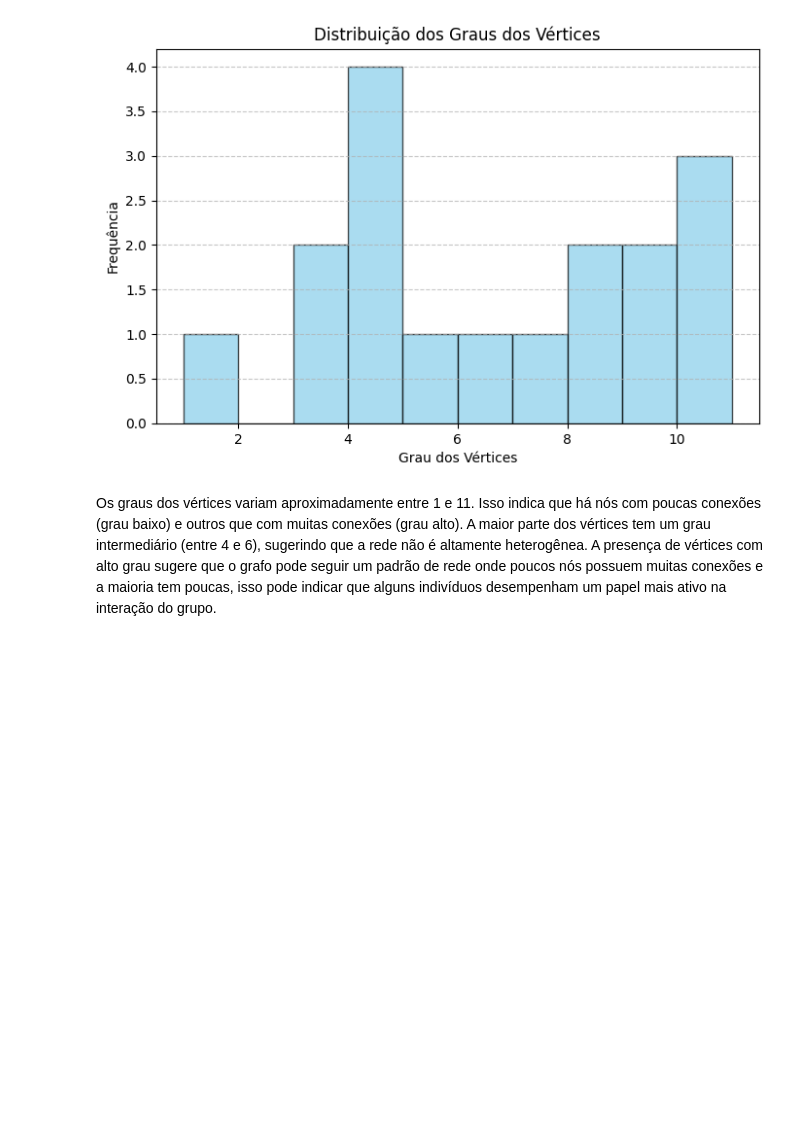
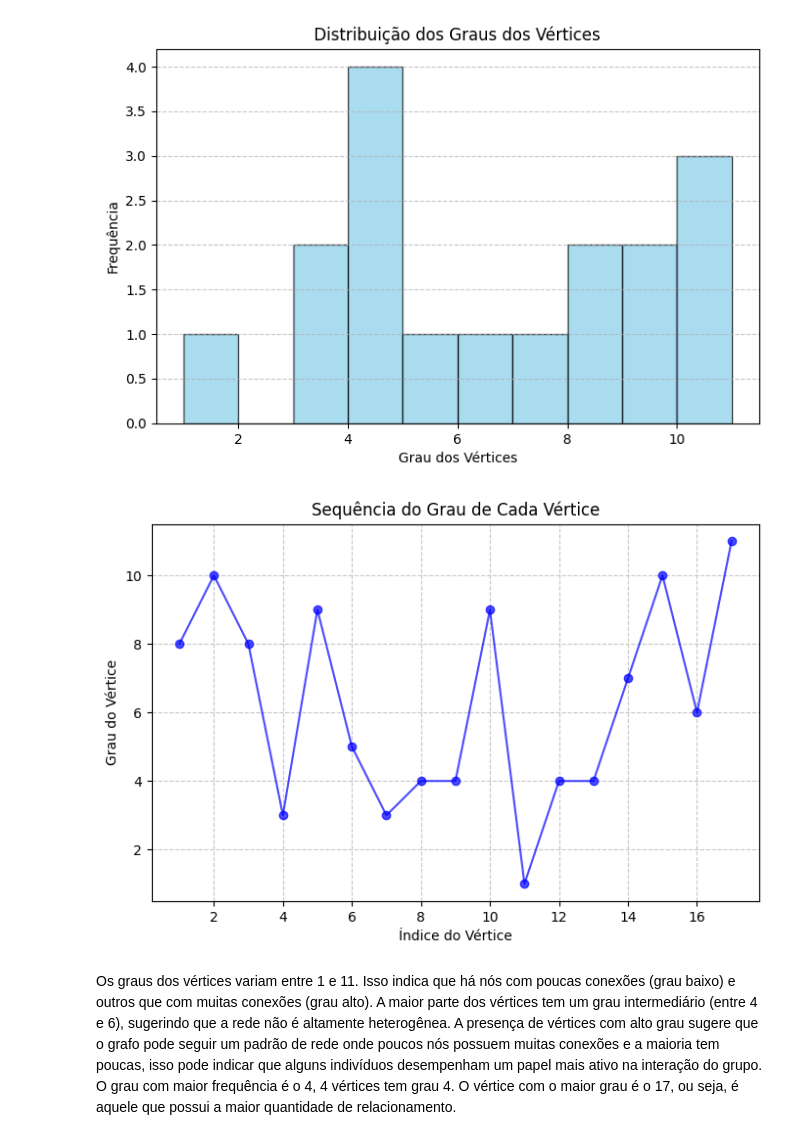
Before and after one commit to cowvin0/UFPB, a Jupyter notebook: grafos/atividade1/atividade1_gabriel_pereira.ipynb, the cells around one changed output. Cells and saved outputs as stored; diff of their text form; code cells hidden in the pictures; blank space fills up the shorter version.

```diff
--- a/grafos/atividade1/atividade1_gabriel_pereira.ipynb
+++ b/grafos/atividade1/atividade1_gabriel_pereira.ipynb
@@ -102,5 +105,16 @@ plt.grid(axis="y", linestyle="--", alpha=0.7)
 plt.show()
 # %% [output]
 [figure]
+# %%
+graus_ordenados = dict(sorted(G.degree()))
+plt.figure(figsize=(8, 5))
+plt.plot(graus_ordenados.keys(), graus_ordenados.values(), marker="o", linestyle="-", color="b", alpha=0.7)
+plt.xlabel("Índice do Vértice")
+plt.ylabel("Grau do Vértice")
+plt.title("Sequência do Grau de Cada Vértice")
+plt.grid(axis="both", linestyle="--", alpha=0.7)
+plt.show()
+# %% [output]
+[figure, added]
 # %% [markdown]
-Os graus dos vértices variam aproximadamente entre 1 e 11. Isso indica que há nós com poucas conexões (grau baixo) e outros que com muitas conexões (grau alto). A maior parte dos vértices tem um grau intermediário (entre 4 e 6), sugerindo que a rede não é altamente heterogênea. A presença de vértices com alto grau sugere que o grafo pode seguir um padrão de rede onde poucos nós possuem muitas conexões e a maioria tem poucas, isso pode indicar que alguns indivíduos desempenham um papel mais ativo na interação do grupo.
+Os graus dos vértices variam entre 1 e 11. Isso indica que há nós com poucas conexões (grau baixo) e outros que com muitas conexões (grau alto). A maior parte dos vértices tem um grau intermediário (entre 4 e 6), sugerindo que a rede não é altamente heterogênea. A presença de vértices com alto grau sugere que o grafo pode seguir um padrão de rede onde poucos nós possuem muitas conexões e a maioria tem poucas, isso pode indicar que alguns indivíduos desempenham um papel mais ativo na interação do grupo. O grau com maior frequência é o 4, 4 vértices tem grau 4. O vértice com o maior grau é o 17, ou seja, é aquele que possui a maior quantidade de relacionamento.
```
Also changed, not shown: parts of 3 cells of this notebook.
